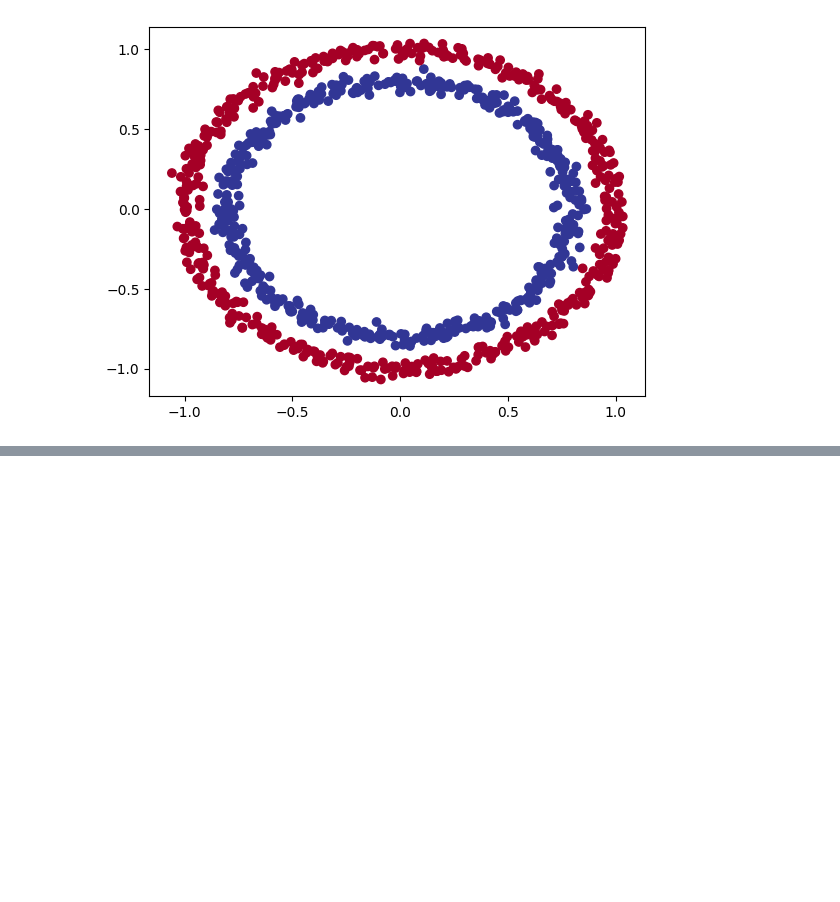
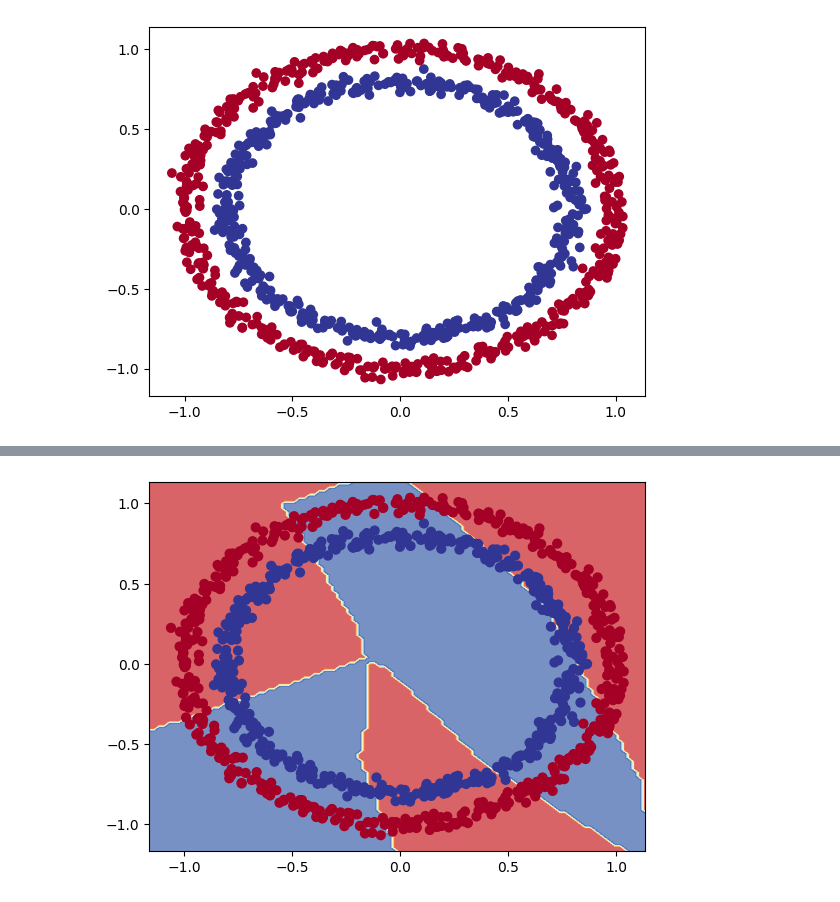
Before and after one commit to hubixr/Tensorflow, a Jupyter notebook: nn_classification/02_nn_classification.ipynb, the cells around one changed output, grey strips where cells are left out. Drawn from its saved outputs; the diff is of its cells as text; code cells hidden in the pictures; blank space fills up the shorter version.

```diff
--- a/nn_classification/02_nn_classification.ipynb
+++ b/nn_classification/02_nn_classification.ipynb
@@ -431,0 +320,20 @@ plot_decision_boundary(model_4, X, y)
+# %%
+#set random seed
+tf.random.set_seed(42)
+
+#Create a model with non-linearity
+model_5 = tf.keras.Sequential([
+    tf.keras.layers.Dense(4, activation="relu"),
+    tf.keras.layers.Dense(4, activation="relu"),
+    tf.keras.layers.Dense(1)
+])
+
+#Compile the model
+model_5.compile(
+    loss=tf.keras.losses.binary_crossentropy,
+    optimizer=tf.keras.optimizers.Adam(learning_rate=0.001),
+    metrics=["accuracy"]
+)
+
+#Fit the model
+history_5 = model_5.fit(X, y, epochs = 100, verbose=1)
@@ -431,0 +363,3 @@ plot_decision_boundary(model_4, X, y)
+# %%
+plot_decision_boundary(model_5, X, y)
+# %% [output]
@@ -431,0 +368 @@ plot_decision_boundary(model_4, X, y)
+[figure, added]
```
Also changed, not shown: parts of 36 cells of this notebook, 5 other files.
